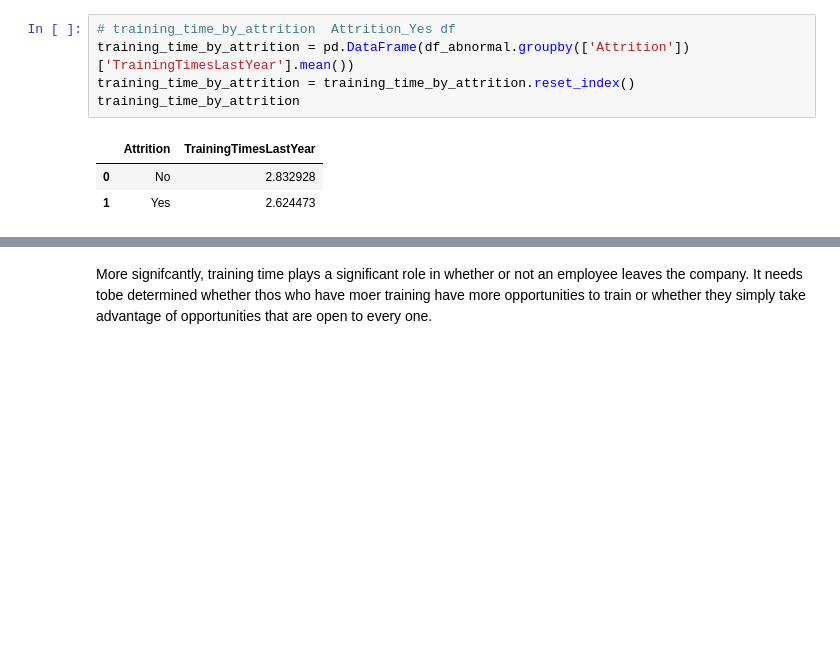
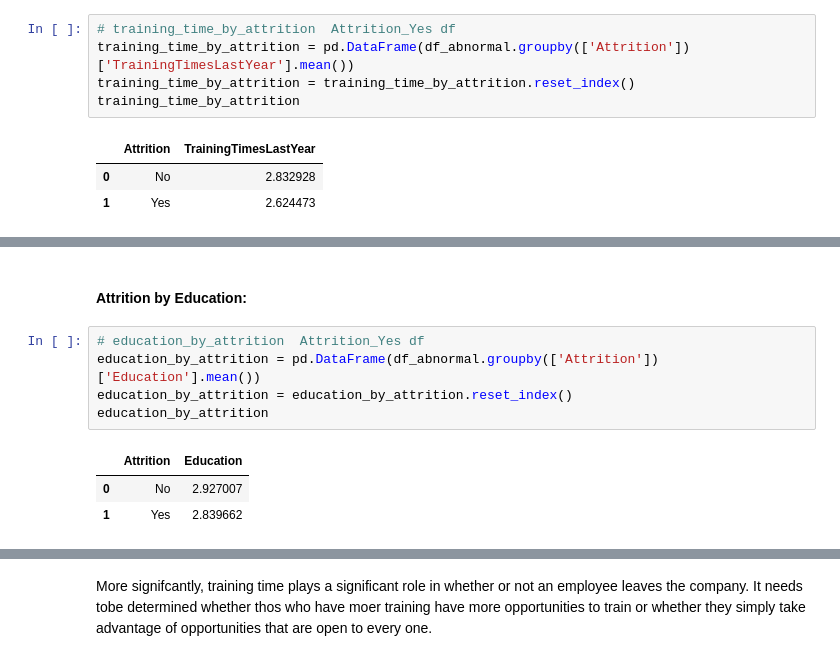
Before and after one commit to Vajrasamaya/Employee-Attrition-, a Jupyter notebook: Studying_Psychometric_Impact_on _Employee_Attrition-_Final_Notebook.ipynb, the cells around one changed output, grey strips where cells are left out. Drawn from its saved outputs; the diff is of its cells as text; blank space fills up the shorter version.

Commit message:
Added attrition by education visualization

```diff
--- a/Studying_Psychometric_Impact_on _Employee_Attrition-_Final_Notebook.ipynb
+++ b/Studying_Psychometric_Impact_on _Employee_Attrition-_Final_Notebook.ipynb
@@ -615,3 +615,14 @@ fig = px.bar(training_time_by_attrition, x="Attrition", y="TrainingTimesLastYear
 fig.show()
 # %% [output]
 [interactive output not drawn]
+# %% [markdown]
+#### Attrition by Education:
+# %%
+# education_by_attrition  Attrition_Yes df
+education_by_attrition = pd.DataFrame(df_abnormal.groupby(['Attrition'])['Education'].mean())
+education_by_attrition = education_by_attrition.reset_index()
+education_by_attrition
+# %% [output]
+|  | Attrition | Education |
+| 0 | No | 2.927007 |
+| 1 | Yes | 2.839662 |
```
Also changed, not shown: parts of 5 cells of this notebook.
